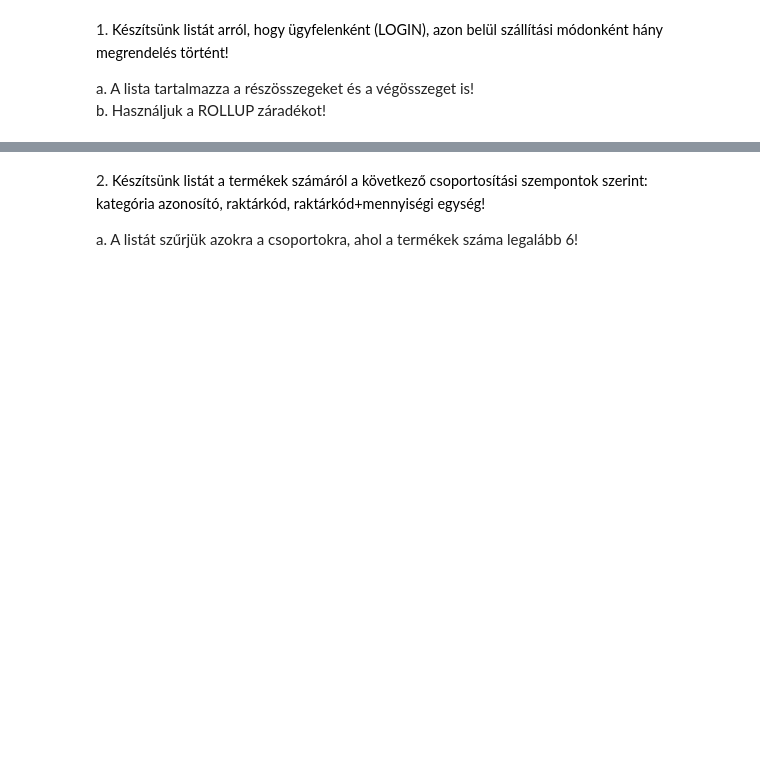
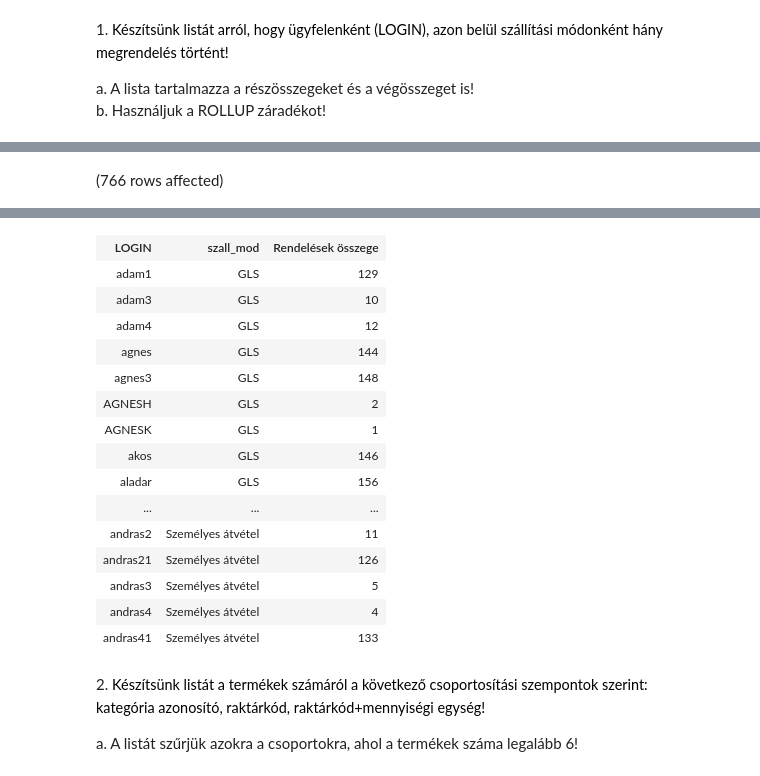
Before and after one commit to nemfogkifern/adatbazisok, a Jupyter notebook: gyakorlat04_feladatok.ipynb, the cells around one changed output, grey strips where cells are left out. Cells and saved outputs as stored; diff of their text form; code cells hidden in the pictures; blank space fills up the shorter version.

```diff
--- a/gyakorlat04_feladatok.ipynb
+++ b/gyakorlat04_feladatok.ipynb
@@ -28,0 +6,6 @@ Total execution time: 00:00:00.056
+# %%
+SELECT LOGIN, szall_mod,COUNT(*) AS 'Rendelések összege'
+FROM Rendeles
+GROUP BY CUBE([LOGIN],SZALL_MOD)
+# %% [output]
+(766 rows affected)
@@ -29,3 +13,19 @@ Total execution time: 00:00:00.056
+| LOGIN | szall_mod | Rendelések összege |
+| adam1 | GLS | 129 |
+| adam3 | GLS | 10 |
+| adam4 | GLS | 12 |
+| agnes | GLS | 144 |
+| agnes3 | GLS | 148 |
+| AGNESH | GLS | 2 |
+| AGNESK | GLS | 1 |
+| akos | GLS | 146 |
+| aladar | GLS | 156 |
+| ... | ... | ... |
+| andras2 | Személyes átvétel | 11 |
+| andras21 | Személyes átvétel | 126 |
+| andras3 | Személyes átvétel | 5 |
+| andras4 | Személyes átvétel | 4 |
+| andras41 | Személyes átvétel | 133 |
 # %% [markdown]
 2. <span style="background-color: rgb(255, 255, 255); color: rgb(0, 0, 0); font-family: &quot;Open Sans&quot;, sans-serif; font-size: 14.44px;">Készítsünk listát a termékek számáról a következő csoportosítási szempontok szerint:<br>kategória azonosító, raktárkód, raktárkód+mennyiségi egység!</span>
 
```
Also changed, not shown: parts of 4 cells of this notebook.
